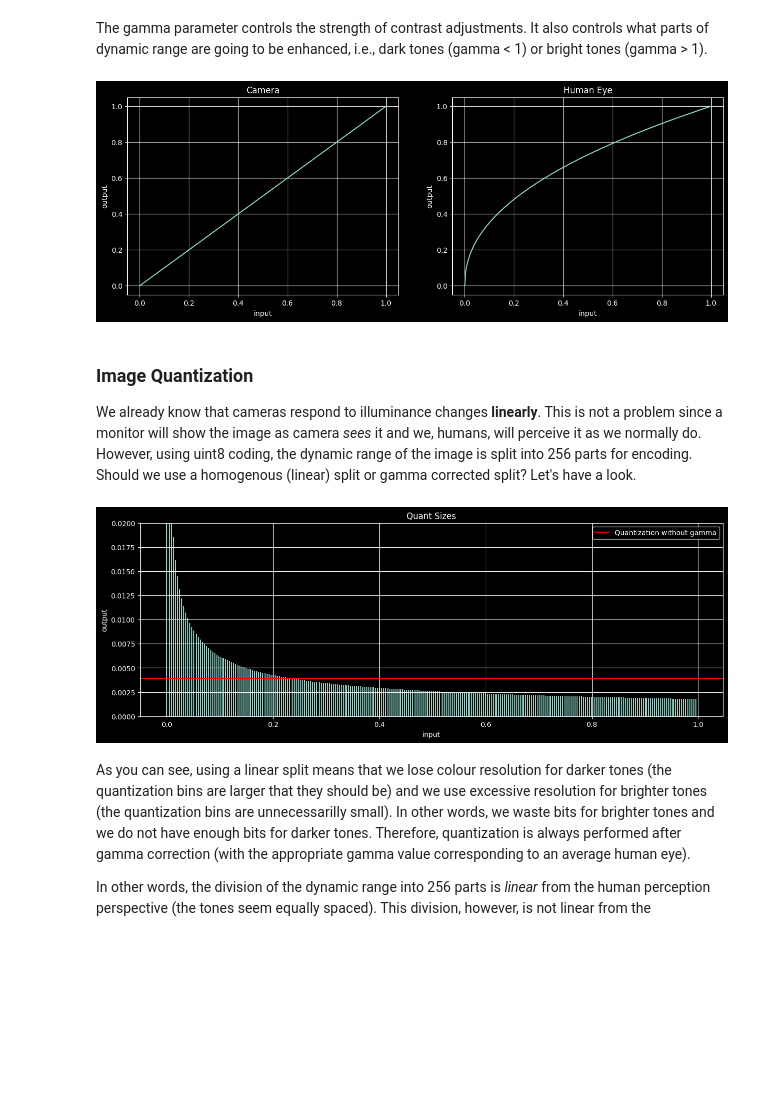
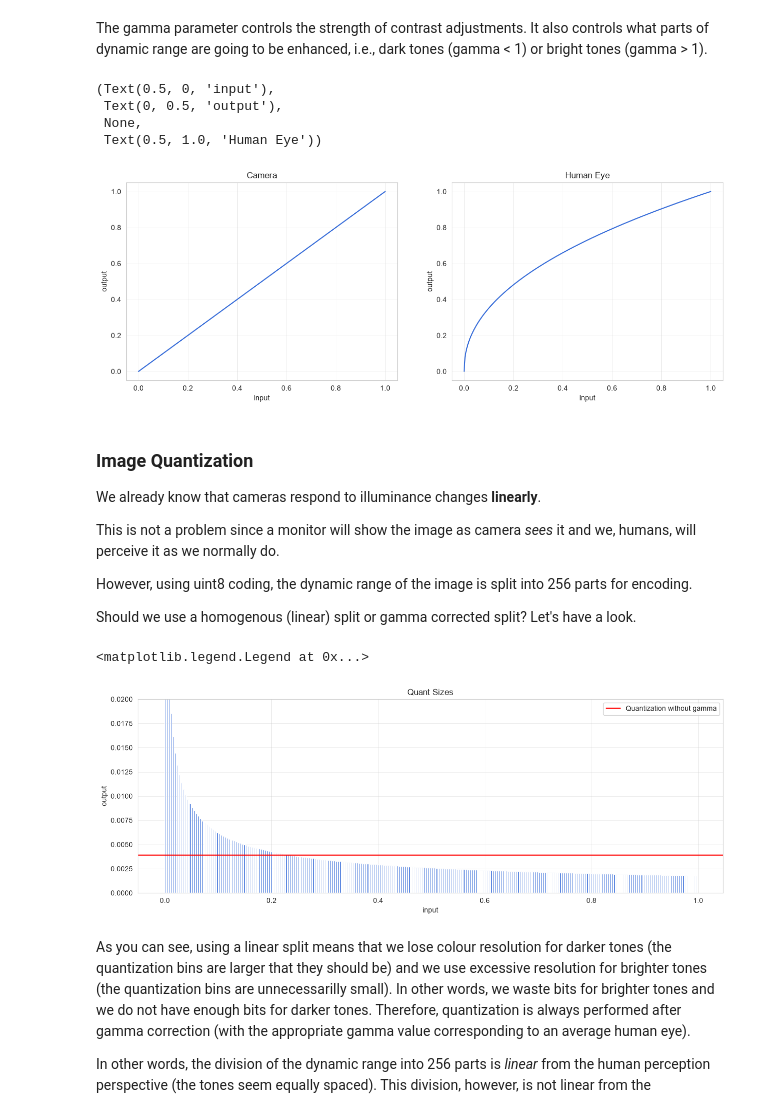
Before and after one commit to KevinShindel/ComputerVision, a Jupyter notebook: RobotDreams/lesson_2/Gamma.ipynb, the cells around one changed output. Drawn from its saved outputs; the diff is of its cells as text; code cells hidden in the pictures; blank space fills up the shorter version.

```diff
--- a/RobotDreams/lesson_2/Gamma.ipynb
+++ b/RobotDreams/lesson_2/Gamma.ipynb
@@ -18 +28,4 @@ plt.rcParams['figure.figsize'] = [15, 5]
+# %%
+plt.rcParams['figure.figsize'] = [15, 5]
+sns.set_style('whitegrid')
 # %%
@@ -49,21 +79,32 @@ plt.xlabel('input'), plt.ylabel('output'), plt.grid(True), plt.title('Camera')
 plt.subplot(122), plt.plot(colors, colors**(1/2.2))
 plt.xlabel('input'), plt.ylabel('output'), plt.grid(True), plt.title('Human Eye')
 # %% [output]
+(Text(0.5, 0, 'input'),
+ Text(0, 0.5, 'output'),
+ None,
+ Text(0.5, 1.0, 'Human Eye'))
-[figure, old version]
+[figure, new version]
 # %% [markdown]
 ### Image Quantization
 
-We already know that cameras respond to illuminance changes **linearly**. This is not a problem since a monitor will show the image as camera *sees* it and we, humans, will perceive it as we normally do. However, using uint8 coding, the dynamic range of the image is split into 256 parts for encoding. Should we use a homogenous (linear) split or gamma corrected split? Let's have a look.
+We already know that cameras respond to illuminance changes **linearly**.
+
+This is not a problem since a monitor will show the image as camera *sees* it and we, humans, will perceive it as we normally do.
+
+However, using uint8 coding, the dynamic range of the image is split into 256 parts for encoding.
+
+Should we use a homogenous (linear) split or gamma corrected split? Let's have a look.
 # %%
 quants = colors**(1/2.2)
 quants = quants[1:] - quants[0:-1]
 
-plt.bar(colors[0:-1], quants, width=1/512), plt.ylim([0, 0.02])
+plt.bar(colors[0:-1], quants, width=1/512), plt.ylim((0, 0.02))
 plt.axhline(y=1/255, color='r', linestyle='-', label='Quantization without gamma')
 plt.xlabel('input'), plt.ylabel('output'), plt.grid(True), plt.title('Quant Sizes')
 plt.legend()
 # %% [output]
+<matplotlib.legend.Legend at 0x...>
-[figure, old version]
+[figure, new version]
 # %% [markdown]
 As you can see, using a linear split means that we lose colour resolution for darker tones (the quantization bins are larger that they should be) and we use excessive resolution for brighter tones (the quantization bins are unnecessarilly small). In other words, we waste bits for brighter tones and we do not have enough bits for darker tones. Therefore, quantization is always performed after gamma correction (with the appropriate gamma value corresponding to an average human eye).
 
```
Also changed, not shown: parts of 4 cells of this notebook, 7 other files.
